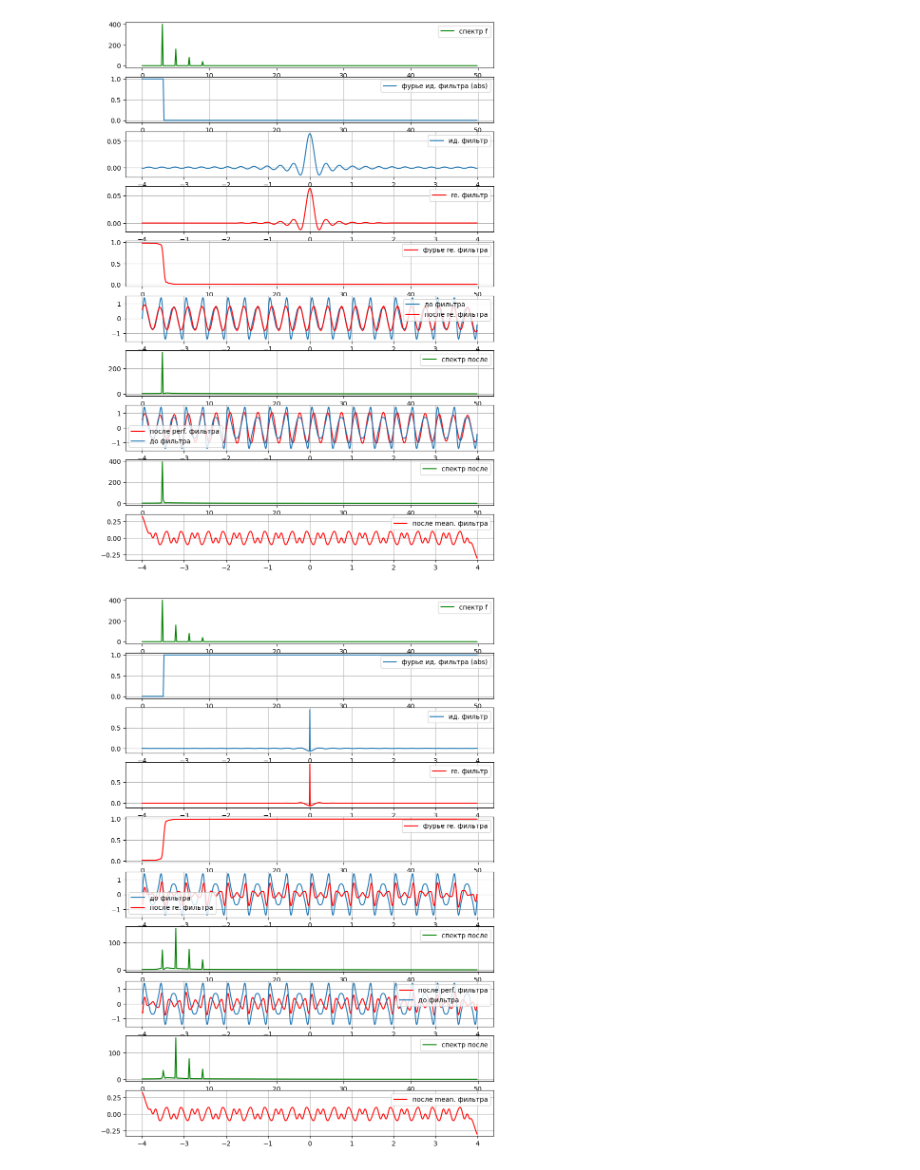
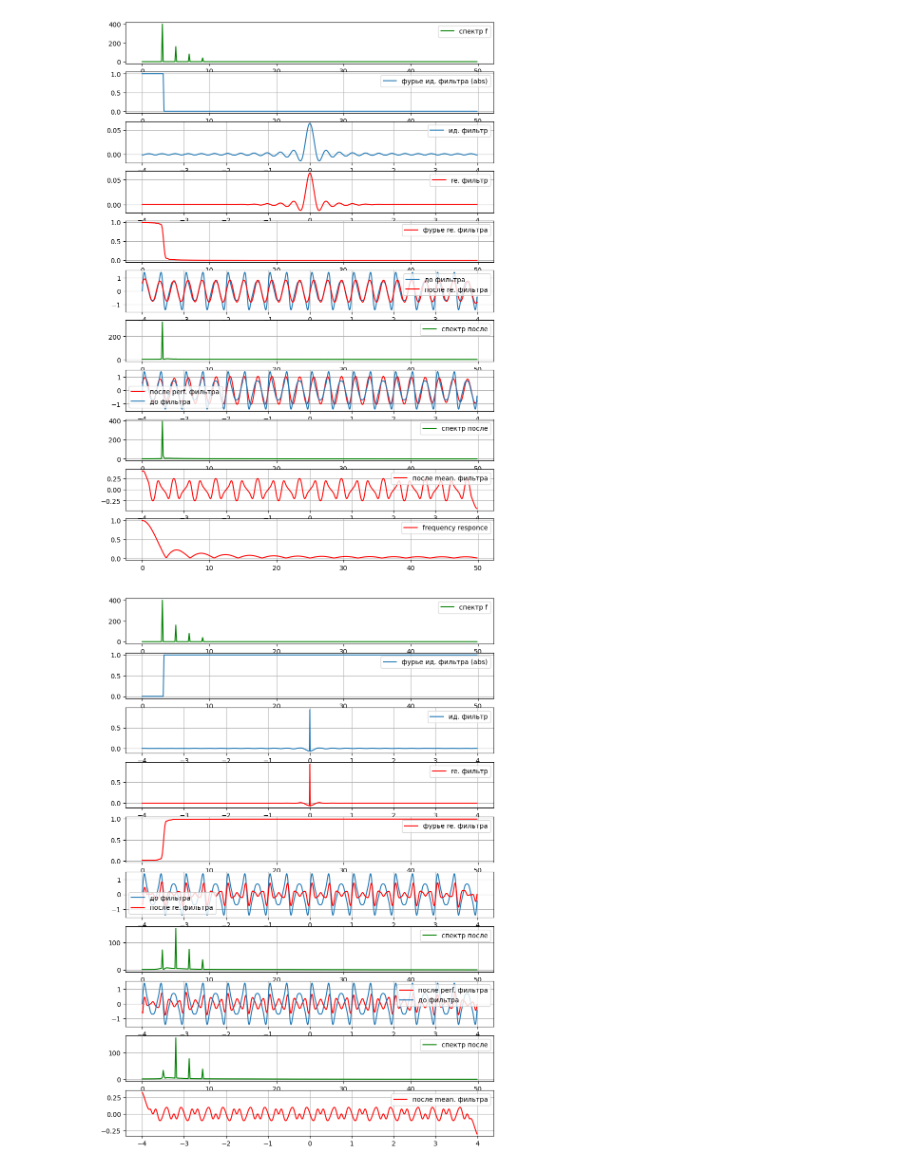
Before and after one commit to Altair200333/dataProcessing_nsu, a Jupyter notebook: task3_perf_filters.ipynb, the cells around one changed output. Saved outputs shown, nothing was run; the diff lists cells and outputs as text; code cells hidden in the pictures.

```diff
--- a/task3_perf_filters.ipynb
+++ b/task3_perf_filters.ipynb
@@ -89,6 +89,6 @@ def plotFreq(axs, data, label = None, color = 'red'):
 # %%
 def test(f, filt, window = 0.18):
-    fig, axs = plt.subplots(10)
+    fig, axs = plt.subplots(11)
     data = FFT(f)
 
     freqAxis = np.fft.fftfreq(len(x), d=sampling)
@@ -153,10 +153,16 @@ def test(f, filt, window = 0.18):
     axs[pid].grid()
     axs[pid].legend()
     pid += 1
+
+    arr2 = np.zeros_like(f)
+    arr2[len(f)//2] = 1
+    freq = np.fft.fft(rollingAverage(arr2, window))
+
+    plotFreq(axs[pid], freq, label="frequency responce")
 # %%
-test(np.vectorize(sin3)(x), partial(lowPassFilter, 3.2))
+test(np.vectorize(sin3)(x), partial(lowPassFilter, 3.2), window= 0.14)
 # %% [output]
-[figure, old version]
+[figure, new version]
 # %%
 test(np.vectorize(sin3)(x), partial(highPassFilter, 3.2))
 # %% [output]
```
Also changed, not shown: parts of 16 cells of this notebook.
